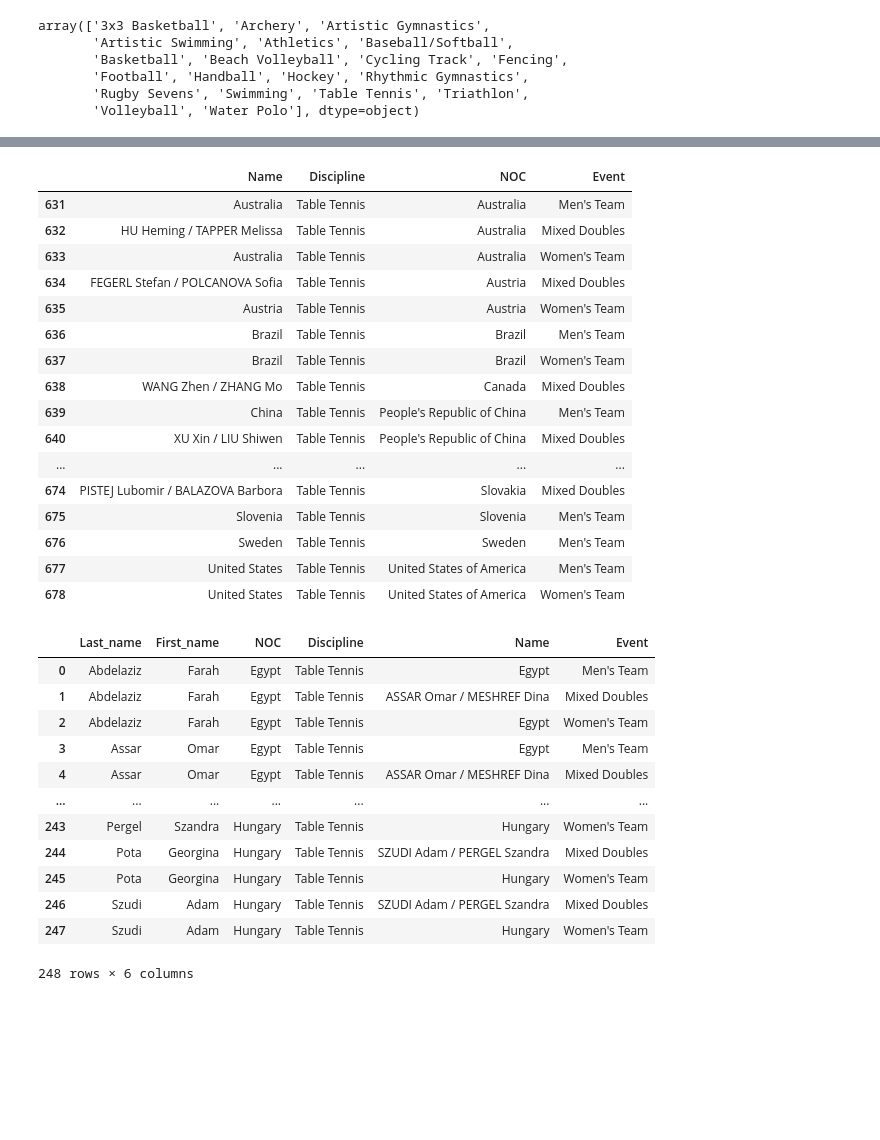
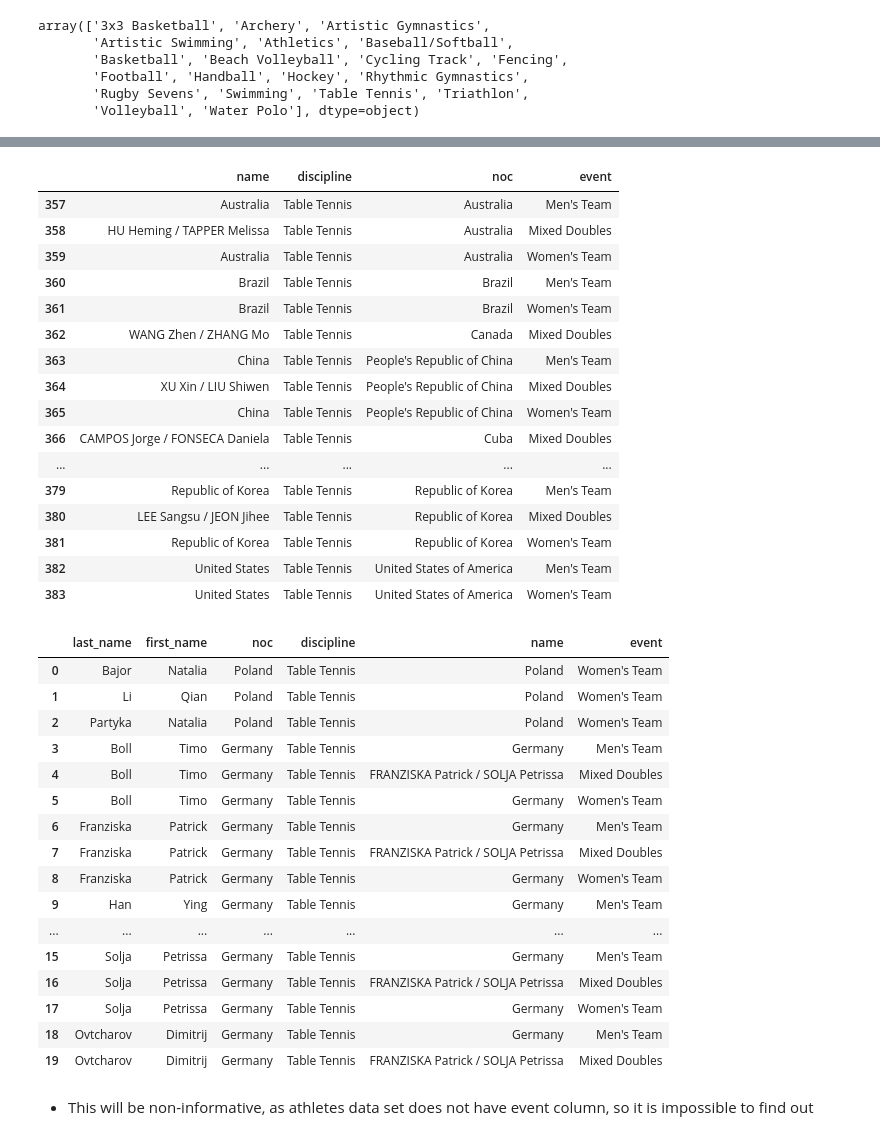
Before and after one commit to BankeUCI/Project_2, a Jupyter notebook: GalynaM/extract_transf.ipynb, the cells around one changed output, grey strips where cells are left out. Cells and saved outputs as stored; diff of their text form; code cells hidden in the pictures; blank space fills up the shorter version.

Commit message:
Tables changed to correspond to new schema

```diff
--- a/GalynaM/extract_transf.ipynb
+++ b/GalynaM/extract_transf.ipynb
@@ -120,0 +252,3 @@ athletes
+# %%
+athletes.index.name='athlete_id'
+athletes
@@ -120,0 +270,5 @@ athletes
+# %%
+# Change column discipline to discipline_id in athletes and its corresponding values
+for index, row in disciplines.iterrows():
+    athletes.loc[athletes['discipline']==row["discipline_name"], 'discipline'] = index
+athletes
@@ -258,6 +517,6 @@ array(['3x3 Basketball', 'Archery', 'Artistic Gymnastics',
        'Rugby Sevens', 'Swimming', 'Table Tennis', 'Triathlon',
        'Volleyball', 'Water Polo'], dtype=object)
 # %%
-a1 = all_athl.loc[all_athl["Discipline"]=="Table Tennis"]
+a1 = athletes.loc[athletes["discipline"]=="Table Tennis"]
 a1
 # %% [output]
@@ -277,39 +536,45 @@ a1
 # %%
-t1 = all_team.loc[all_team["Discipline"]=="Table Tennis"]
+t1 = teams.loc[teams["discipline"]=="Table Tennis"]
 t1
 # %% [output]
-|  | Name | Discipline | NOC | Event |
-| 631 | Australia | Table Tennis | Australia | Men's Team |
-| 632 | HU Heming / TAPPER Melissa | Table Tennis | Australia | Mixed Doubles |
-| 633 | Australia | Table Tennis | Australia | Women's Team |
-| 634 | FEGERL Stefan / POLCANOVA Sofia | Table Tennis | Austria | Mixed Doubles |
-| 635 | Austria | Table Tennis | Austria | Women's Team |
-| 636 | Brazil | Table Tennis | Brazil | Men's Team |
-| 637 | Brazil | Table Tennis | Brazil | Women's Team |
-| 638 | WANG Zhen / ZHANG Mo | Table Tennis | Canada | Mixed Doubles |
-| 639 | China | Table Tennis | People's Republic of China | Men's Team |
-| 640 | XU Xin / LIU Shiwen | Table Tennis | People's Republic of China | Mixed Doubles |
+|  | name | discipline | noc | event |
+| 357 | Australia | Table Tennis | Australia | Men's Team |
+| 358 | HU Heming / TAPPER Melissa | Table Tennis | Australia | Mixed Doubles |
+| 359 | Australia | Table Tennis | Australia | Women's Team |
+| 360 | Brazil | Table Tennis | Brazil | Men's Team |
+| 361 | Brazil | Table Tennis | Brazil | Women's Team |
+| 362 | WANG Zhen / ZHANG Mo | Table Tennis | Canada | Mixed Doubles |
+| 363 | China | Table Tennis | People's Republic of China | Men's Team |
+| 364 | XU Xin / LIU Shiwen | Table Tennis | People's Republic of China | Mixed Doubles |
+| 365 | China | Table Tennis | People's Republic of China | Women's Team |
+| 366 | CAMPOS Jorge / FONSECA Daniela | Table Tennis | Cuba | Mixed Doubles |
 | ... | ... | ... | ... | ... |
-| 674 | PISTEJ Lubomir / BALAZOVA Barbora | Table Tennis | Slovakia | Mixed Doubles |
-| 675 | Slovenia | Table Tennis | Slovenia | Men's Team |
-| 676 | Sweden | Table Tennis | Sweden | Men's Team |
-| 677 | United States | Table Tennis | United States of America | Men's Team |
-| 678 | United States | Table Tennis | United States of America | Women's Team |
+| 379 | Republic of Korea | Table Tennis | Republic of Korea | Men's Team |
+| 380 | LEE Sangsu / JEON Jihee | Table Tennis | Republic of Korea | Mixed Doubles |
+| 381 | Republic of Korea | Table Tennis | Republic of Korea | Women's Team |
+| 382 | United States | Table Tennis | United States of America | Men's Team |
+| 383 | United States | Table Tennis | United States of America | Women's Team |
 # %%
-# Join athletes and teams to know which athletes teams
-athl_team = pd.merge(a1, t1, on=["NOC","Discipline"])
-athl_team
+# Join athletes and teams to know events athletes participated in - does not make sense,
+athl_team = pd.merge(a1, t1, on=["noc","discipline"])
+athl_team.head(20)
 # %% [output]
-|  | Last_name | First_name | NOC | Discipline | Name | Event |
-| 0 | Abdelaziz | Farah | Egypt | Table Tennis | Egypt | Men's Team |
-| 1 | Abdelaziz | Farah | Egypt | Table Tennis | ASSAR Omar / MESHREF Dina | Mixed Doubles |
-| 2 | Abdelaziz | Farah | Egypt | Table Tennis | Egypt | Women's Team |
-| 3 | Assar | Omar | Egypt | Table Tennis | Egypt | Men's Team |
-| 4 | Assar | Omar | Egypt | Table Tennis | ASSAR Omar / MESHREF Dina | Mixed Doubles |
+|  | last_name | first_name | noc | discipline | name | event |
+| 0 | Bajor | Natalia | Poland | Table Tennis | Poland | Women's Team |
+| 1 | Li | Qian | Poland | Table Tennis | Poland | Women's Team |
+| 2 | Partyka | Natalia | Poland | Table Tennis | Poland | Women's Team |
+| 3 | Boll | Timo | Germany | Table Tennis | Germany | Men's Team |
+| 4 | Boll | Timo | Germany | Table Tennis | FRANZISKA Patrick / SOLJA Petrissa | Mixed Doubles |
+| 5 | Boll | Timo | Germany | Table Tennis | Germany | Women's Team |
+| 6 | Franziska | Patrick | Germany | Table Tennis | Germany | Men's Team |
+| 7 | Franziska | Patrick | Germany | Table Tennis | FRANZISKA Patrick / SOLJA Petrissa | Mixed Doubles |
+| 8 | Franziska | Patrick | Germany | Table Tennis | Germany | Women's Team |
+| 9 | Han | Ying | Germany | Table Tennis | Germany | Men's Team |
 | ... | ... | ... | ... | ... | ... | ... |
-| 243 | Pergel | Szandra | Hungary | Table Tennis | Hungary | Women's Team |
-| 244 | Pota | Georgina | Hungary | Table Tennis | SZUDI Adam / PERGEL Szandra | Mixed Doubles |
-| 245 | Pota | Georgina | Hungary | Table Tennis | Hungary | Women's Team |
-| 246 | Szudi | Adam | Hungary | Table Tennis | SZUDI Adam / PERGEL Szandra | Mixed Doubles |
-| 247 | Szudi | Adam | Hungary | Table Tennis | Hungary | Women's Team |
+| 15 | Solja | Petrissa | Germany | Table Tennis | Germany | Men's Team |
+| 16 | Solja | Petrissa | Germany | Table Tennis | FRANZISKA Patrick / SOLJA Petrissa | Mixed Doubles |
+| 17 | Solja | Petrissa | Germany | Table Tennis | Germany | Women's Team |
+| 18 | Ovtcharov | Dimitrij | Germany | Table Tennis | Germany | Men's Team |
+| 19 | Ovtcharov | Dimitrij | Germany | Table Tennis | FRANZISKA Patrick / SOLJA Petrissa | Mixed Doubles |
-248 rows × 6 columns
+# %% [markdown]
+* This will be non-informative, as athletes data set does not have event column, so it is impossible to find out
```
Also changed, not shown: parts of 28 cells of this notebook, 5 other files.
